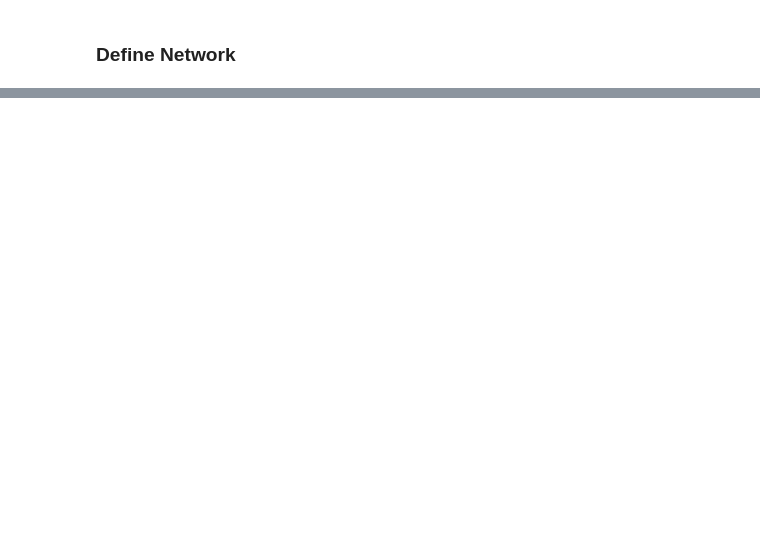
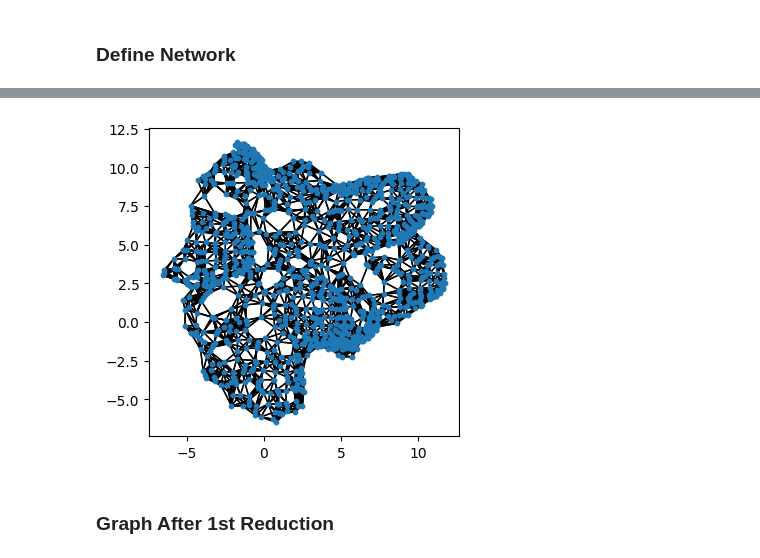
Before and after one commit to DavidGraber/Protein-Interaction-Prediction-with-GCNs, a Jupyter notebook: model_diffpool_simple.ipynb, the cells around one changed output, grey strips where cells are left out. Drawn from its saved outputs; the diff is of its cells as text; code cells hidden in the pictures; blank space fills up the shorter version.

```diff
--- a/model_diffpool_simple.ipynb
+++ b/model_diffpool_simple.ipynb
@@ -409,0 +347,2 @@ tensor([[ 3.8960,  3.0843,  3.9537,  ...,  3.9036,  3.0843,  7.9758],
+# %%
+x0, pos0, adj0 = torch.load('img0_data.pt')
@@ -409,0 +386,7 @@ tensor([[ 3.8960,  3.0843,  3.9537,  ...,  3.9036,  3.0843,  7.9758],
+# %%
+edge_index, _ = dense_to_sparse(adj0[0])
+visualize_points(pos0[0], edge_index)
+# %% [output]
+[figure, added]
+# %% [markdown]
+### Graph After 1st Reduction
```
Also changed, not shown: parts of 54 cells of this notebook.
